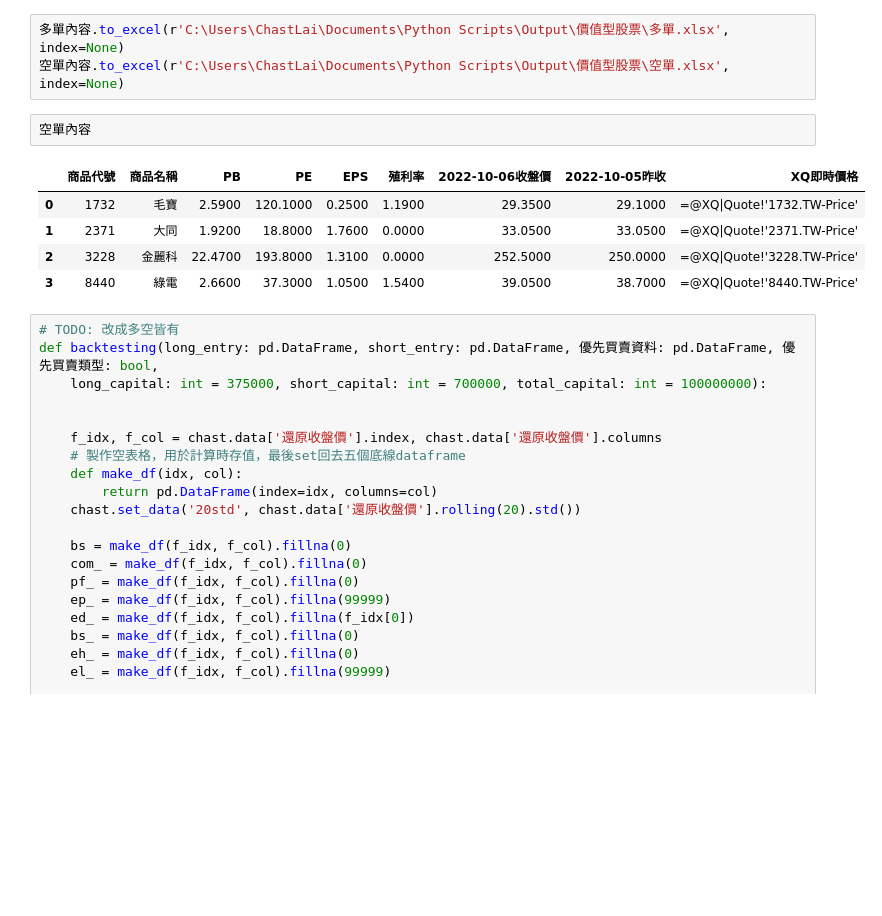
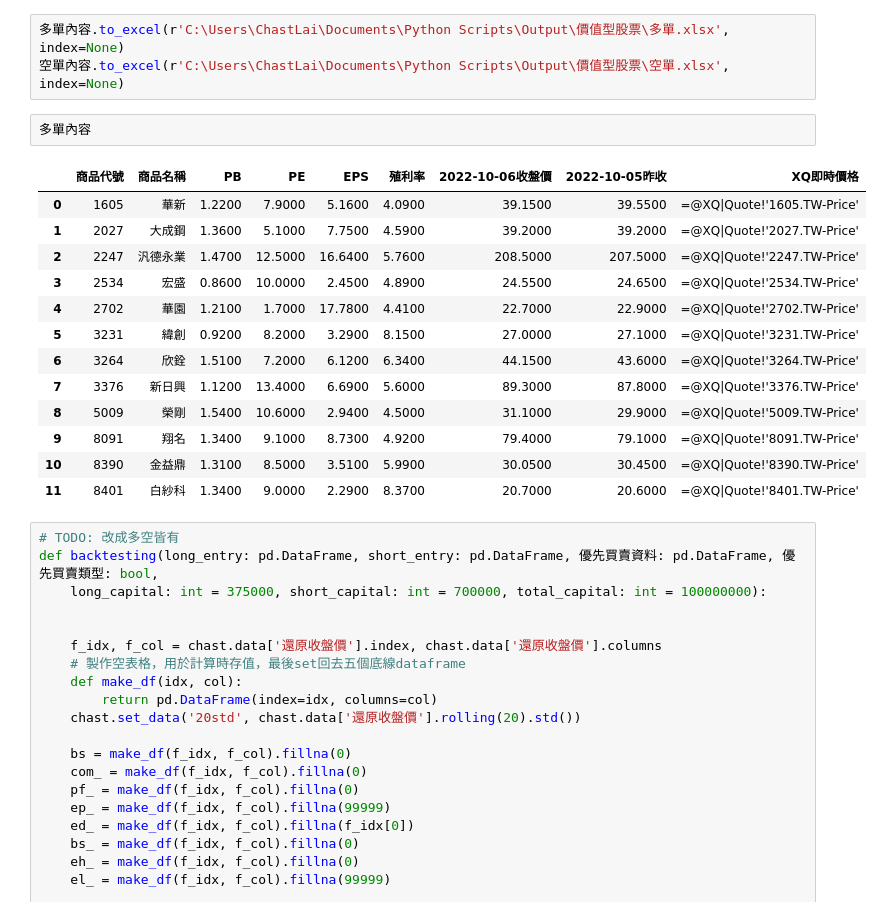
Before and after one commit to Chastely00/Chast, a Jupyter notebook: 價值股策略.ipynb, the cells around one changed output. Saved outputs shown, nothing was run; the diff lists cells and outputs as text; blank space fills up the shorter version.

```diff
--- a/價值股策略.ipynb
+++ b/價值股策略.ipynb
@@ -500,14 +500,22 @@ MDD:          -63.21 %
 # %%
 多單內容.to_excel(r'C:\Users\ChastLai\Documents\Python Scripts\Output\價值型股票\多單.xlsx', index=None)
 空單內容.to_excel(r'C:\Users\ChastLai\Documents\Python Scripts\Output\價值型股票\空單.xlsx', index=None)
-# %%
-空單內容
-# %% [output]
-|  | 商品代號 | 商品名稱 | PB | PE | EPS | 殖利率 | 2022-10-06收盤價 | 2022-10-05昨收 | XQ即時價格 |
-| 0 | 1732 | 毛寶 | 2.5900 | 120.1000 | 0.2500 | 1.1900 | 29.3500 | 29.1000 | =@XQ|Quote!'1732.TW-Price' |
-| 1 | 2371 | 大同 | 1.9200 | 18.8000 | 1.7600 | 0.0000 | 33.0500 | 33.0500 | =@XQ|Quote!'2371.TW-Price' |
-| 2 | 3228 | 金麗科 | 22.4700 | 193.8000 | 1.3100 | 0.0000 | 252.5000 | 250.0000 | =@XQ|Quote!'3228.TW-Price' |
-| 3 | 8440 | 綠電 | 2.6600 | 37.3000 | 1.0500 | 1.5400 | 39.0500 | 38.7000 | =@XQ|Quote!'8440.TW-Price' |
+# %%
+多單內容
+# %% [output]
+|  | 商品代號 | 商品名稱 | PB | PE | EPS | 殖利率 | 2022-10-06收盤價 | 2022-10-05昨收 | XQ即時價格 |
+| 0 | 1605 | 華新 | 1.2200 | 7.9000 | 5.1600 | 4.0900 | 39.1500 | 39.5500 | =@XQ|Quote!'1605.TW-Price' |
+| 1 | 2027 | 大成鋼 | 1.3600 | 5.1000 | 7.7500 | 4.5900 | 39.2000 | 39.2000 | =@XQ|Quote!'2027.TW-Price' |
+| 2 | 2247 | 汎德永業 | 1.4700 | 12.5000 | 16.6400 | 5.7600 | 208.5000 | 207.5000 | =@XQ|Quote!'2247.TW-Price' |
+| 3 | 2534 | 宏盛 | 0.8600 | 10.0000 | 2.4500 | 4.8900 | 24.5500 | 24.6500 | =@XQ|Quote!'2534.TW-Price' |
+| 4 | 2702 | 華園 | 1.2100 | 1.7000 | 17.7800 | 4.4100 | 22.7000 | 22.9000 | =@XQ|Quote!'2702.TW-Price' |
+| 5 | 3231 | 緯創 | 0.9200 | 8.2000 | 3.2900 | 8.1500 | 27.0000 | 27.1000 | =@XQ|Quote!'3231.TW-Price' |
+| 6 | 3264 | 欣銓 | 1.5100 | 7.2000 | 6.1200 | 6.3400 | 44.1500 | 43.6000 | =@XQ|Quote!'3264.TW-Price' |
+| 7 | 3376 | 新日興 | 1.1200 | 13.4000 | 6.6900 | 5.6000 | 89.3000 | 87.8000 | =@XQ|Quote!'3376.TW-Price' |
+| 8 | 5009 | 榮剛 | 1.5400 | 10.6000 | 2.9400 | 4.5000 | 31.1000 | 29.9000 | =@XQ|Quote!'5009.TW-Price' |
+| 9 | 8091 | 翔名 | 1.3400 | 9.1000 | 8.7300 | 4.9200 | 79.4000 | 79.1000 | =@XQ|Quote!'8091.TW-Price' |
+| 10 | 8390 | 金益鼎 | 1.3100 | 8.5000 | 3.5100 | 5.9900 | 30.0500 | 30.4500 | =@XQ|Quote!'8390.TW-Price' |
+| 11 | 8401 | 白紗科 | 1.3400 | 9.0000 | 2.2900 | 8.3700 | 20.7000 | 20.6000 | =@XQ|Quote!'8401.TW-Price' |
 # %%
 # TODO: 改成多空皆有
 def backtesting(long_entry: pd.DataFrame, short_entry: pd.DataFrame, 優先買賣資料: pd.DataFrame, 優先買賣類型: bool,
```
Also changed, not shown: 1 other file.
